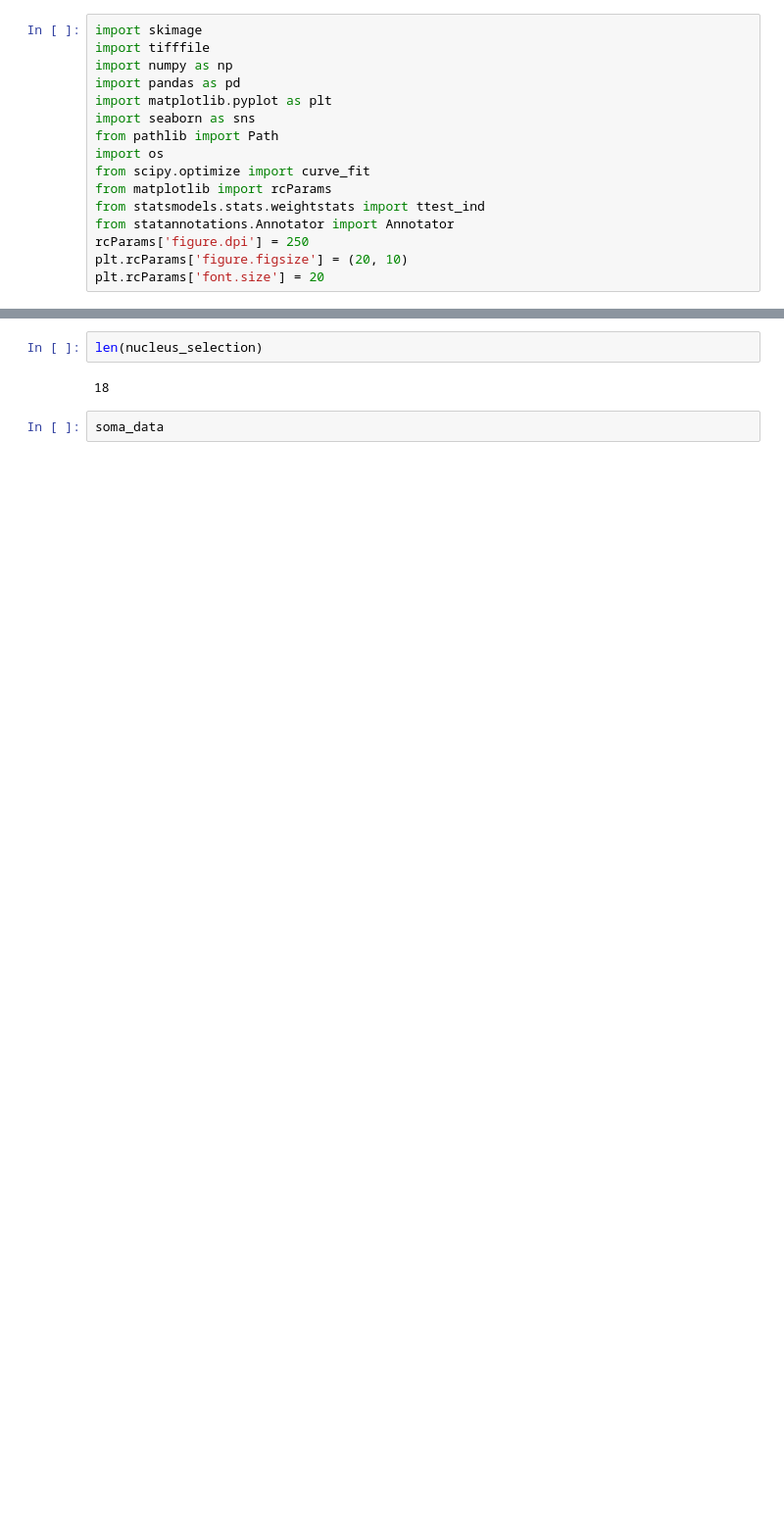
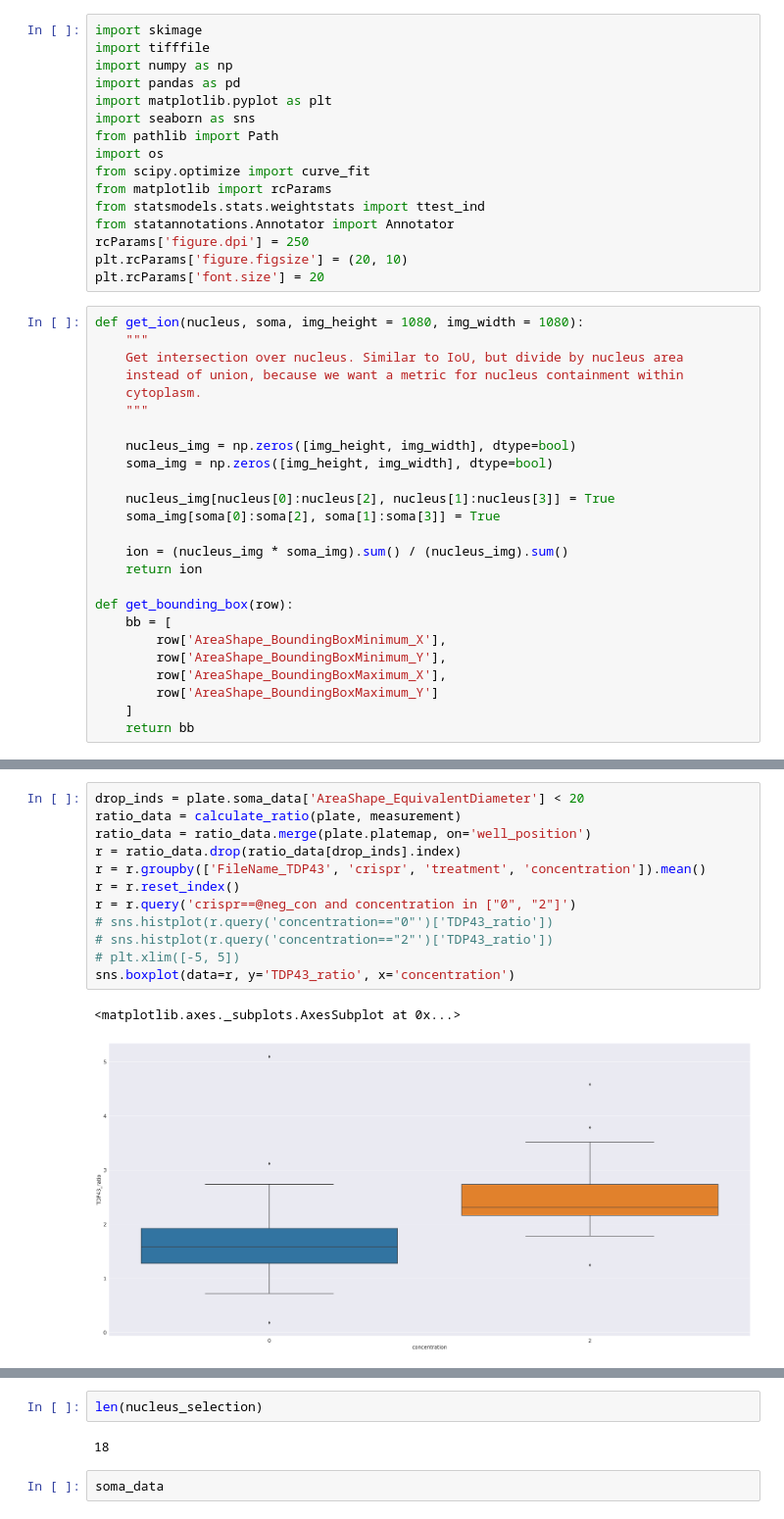
Before and after one commit to nmra-abarthmaron/cell-imaging, a Jupyter notebook: process/notebooks/2023-03-28_TDP43_cellpose.ipynb, the cells around one changed output, grey strips where cells are left out. Shown at 98% size. Drawn from its saved outputs; the diff is of its cells as text; blank space fills up the shorter version.

```diff
--- a/process/notebooks/2023-03-28_TDP43_cellpose.ipynb
+++ b/process/notebooks/2023-03-28_TDP43_cellpose.ipynb
@@ -14,6 +14,31 @@ from statannotations.Annotator import Annotator
 rcParams['figure.dpi'] = 250
 plt.rcParams['figure.figsize'] = (20, 10)
 plt.rcParams['font.size'] = 20
+# %%
+def get_ion(nucleus, soma, img_height = 1080, img_width = 1080):
+    """
+    Get intersection over nucleus. Similar to IoU, but divide by nucleus area
+    instead of union, because we want a metric for nucleus containment within
+    cytoplasm.
+    """
+
+    nucleus_img = np.zeros([img_height, img_width], dtype=bool)
+    soma_img = np.zeros([img_height, img_width], dtype=bool)
+
+    nucleus_img[nucleus[0]:nucleus[2], nucleus[1]:nucleus[3]] = True
+    soma_img[soma[0]:soma[2], soma[1]:soma[3]] = True
+
+    ion = (nucleus_img * soma_img).sum() / (nucleus_img).sum()
+    return ion
+
+def get_bounding_box(row):
+    bb = [
+        row['AreaShape_BoundingBoxMinimum_X'],
+        row['AreaShape_BoundingBoxMinimum_Y'],
+        row['AreaShape_BoundingBoxMaximum_X'],
+        row['AreaShape_BoundingBoxMaximum_Y']
+    ]
+    return bb
 # %%
 class Plate():
 
@@ -171 +474,16 @@ nd
+# %%
+drop_inds = plate.soma_data['AreaShape_EquivalentDiameter'] < 20
+ratio_data = calculate_ratio(plate, measurement)
+ratio_data = ratio_data.merge(plate.platemap, on='well_position')
+r = ratio_data.drop(ratio_data[drop_inds].index)
+r = r.groupby(['FileName_TDP43', 'crispr', 'treatment', 'concentration']).mean()
+r = r.reset_index()
+r = r.query('crispr==@neg_con and concentration in ["0", "2"]')
+# sns.histplot(r.query('concentration=="0"')['TDP43_ratio'])
+# sns.histplot(r.query('concentration=="2"')['TDP43_ratio'])
+# plt.xlim([-5, 5])
+sns.boxplot(data=r, y='TDP43_ratio', x='concentration')
+# %% [output]
+<matplotlib.axes._subplots.AxesSubplot at 0x...>
+[figure, added]
 # %%
```
Also changed, not shown: parts of 26 cells of this notebook, 9 other files.
